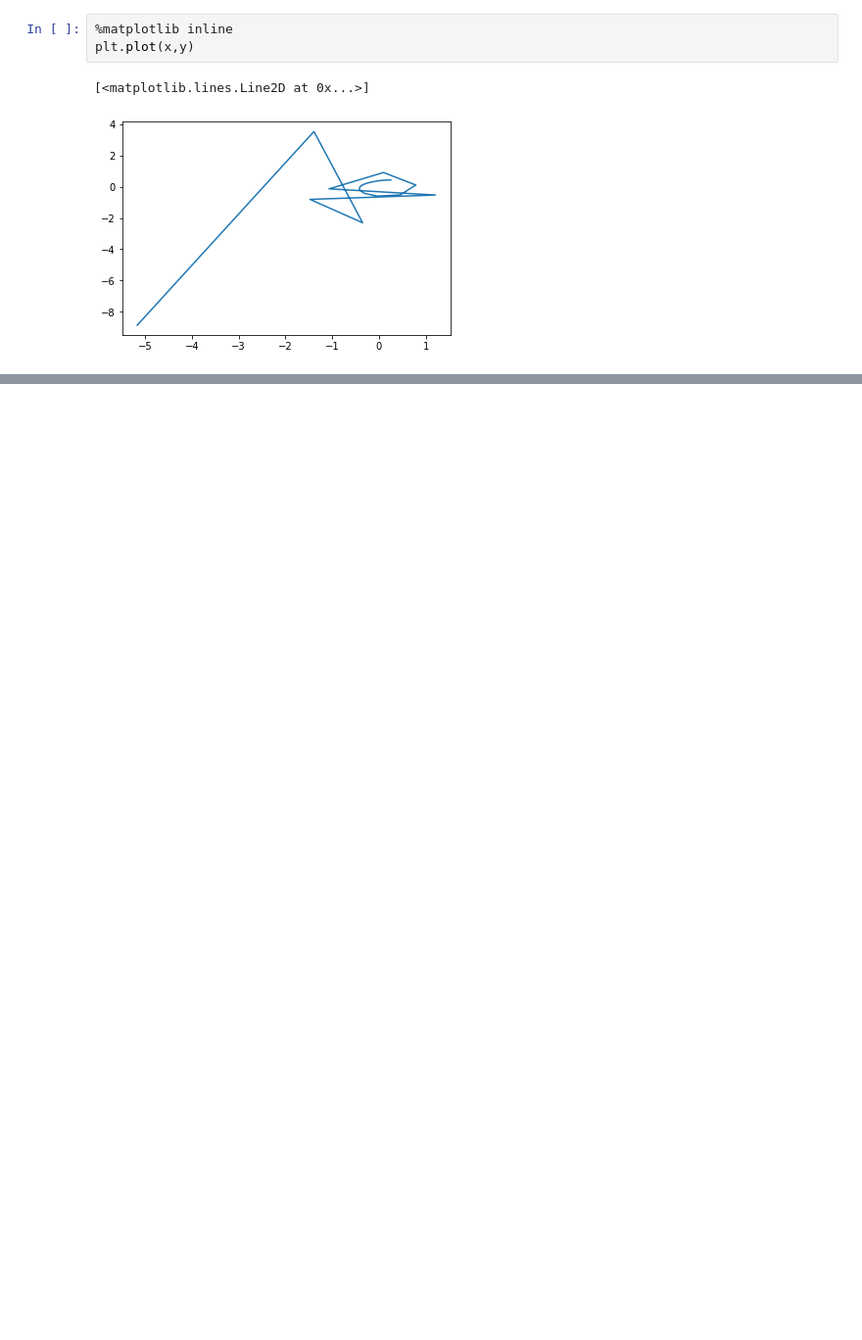
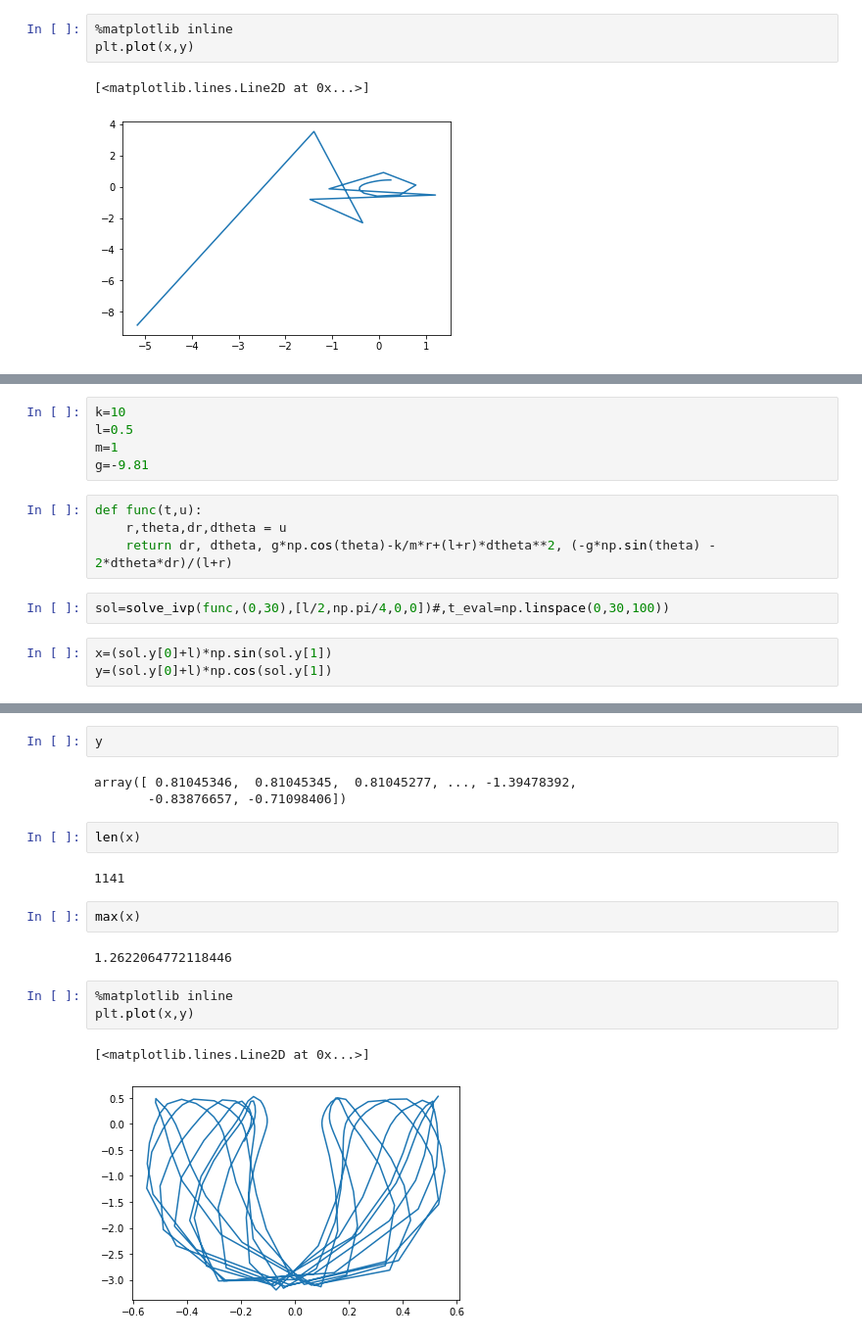
Before and after one commit to KacperBudnik/RRwT, a Jupyter notebook: Wahadło numeryka.ipynb, the cells around one changed output, grey strips where cells are left out. Shown at 98% size. Drawn from its saved outputs; the diff is of its cells as text; blank space fills up the shorter version.

```diff
--- a/Wahadło numeryka.ipynb
+++ b/Wahadło numeryka.ipynb
@@ -134,0 +131,14 @@ array([ 1.04719755e+00,  1.03952494e+00,  1.01637904e+00,  9.77385317e-01,
+# %%
+k=10
+l=0.5
+m=1
+g=-9.81
+# %%
+def func(t,u):
+    r,theta,dr,dtheta = u
+    return dr, dtheta, g*np.cos(theta)-k/m*r+(l+r)*dtheta**2, (-g*np.sin(theta) - 2*dtheta*dr)/(l+r)
+# %%
+sol=solve_ivp(func,(0,30),[l/2,np.pi/4,0,0])#,t_eval=np.linspace(0,30,100))
+# %%
+x=(sol.y[0]+l)*np.sin(sol.y[1])
+y=(sol.y[0]+l)*np.cos(sol.y[1])
@@ -154,0 +169,19 @@ array([ 2.50000000e-01,  2.50044136e-01,  2.50176485e-01,  2.50396986e-01,
+# %%
+y
+# %% [output]
+array([ 0.81045346,  0.81045345,  0.81045277, ..., -1.39478392,
+       -0.83876657, -0.71098406])
+# %%
+len(x)
+# %% [output]
+1141
+# %%
+max(x)
+# %% [output]
+1.2622064772118446
+# %%
+%matplotlib inline
+plt.plot(x,y)
+# %% [output]
+[<matplotlib.lines.Line2D at 0x...>]
+[figure, added]
```
Also changed, not shown: parts of 10 cells of this notebook.
